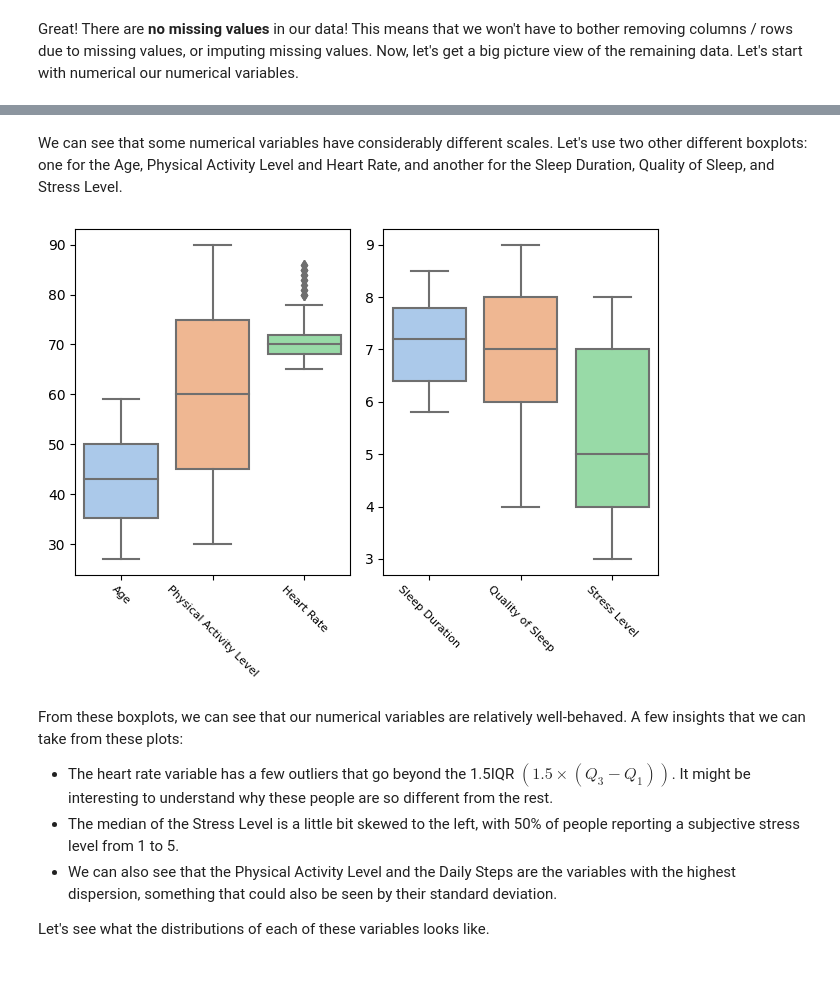
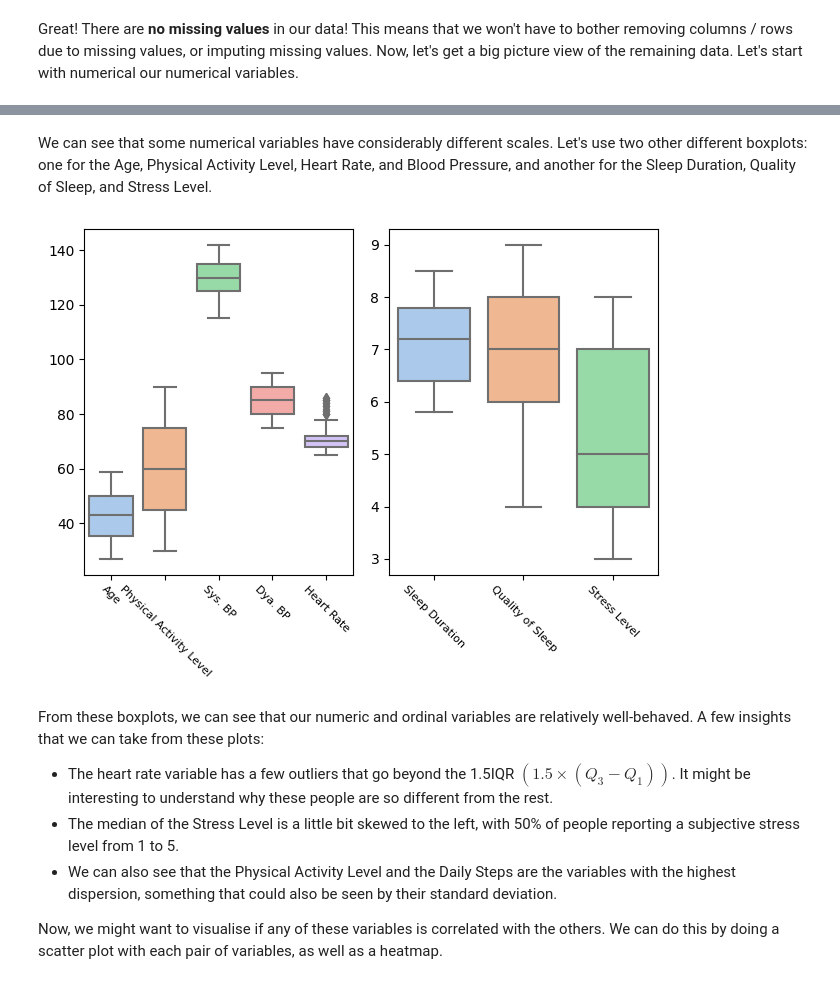
Before and after one commit to JFonseca25/ds-reviews, a Jupyter notebook: sleep/sleep.ipynb, the cells around one changed output, grey strips where cells are left out. Cells and saved outputs as stored; diff of their text form; code cells hidden in the pictures.

Commit message:
scatter plots, correlation heatmap, and bp correction

```diff
--- a/sleep/sleep.ipynb
+++ b/sleep/sleep.ipynb
@@ -84,0 +120,8 @@ Great! There are **no missing values** in our data! This means that we won't hav
+# %%
+sleep_df['Sys. BP'] = sleep_df['Blood Pressure'].map(lambda x: x.split('/')[0]).astype(np.number)
+sleep_df['Dya. BP'] = sleep_df['Blood Pressure'].map(lambda x: x.split('/')[1]).astype(np.number)
+sleep_df = sleep_df.drop('Blood Pressure', axis=1)
+# %%
+# let's reorder the columns
+sleep_df = sleep_df[['Gender', 'Age', 'Occupation', 'Sleep Duration', 'Quality of Sleep', 'Physical Activity Level', 'Stress Level', 'BMI Category', 'Sys. BP', 'Dya. BP', 'Heart Rate', 'Daily Steps', 'Sleep Disorder']]
+sleep_df.head()
@@ -138,22 +242,22 @@ plt.show()
 # %% [markdown]
-We can see that some numerical variables have considerably different scales. Let's use two other different boxplots: one for the Age, Physical Activity Level and Heart Rate, and another for the Sleep Duration, Quality of Sleep, and Stress Level.
+We can see that some numerical variables have considerably different scales. Let's use two other different boxplots: one for the Age, Physical Activity Level, Heart Rate, and Blood Pressure, and another for the Sleep Duration, Quality of Sleep, and Stress Level.
 # %%
 fig, (ax0, ax1) = plt.subplots(ncols=2)
-sns.boxplot(data=sleep_df.loc[:, sleep_df.columns.isin(['Age', 'Physical Activity Level', 'Heart Rate'])], ax=ax0)
+sns.boxplot(data=sleep_df.loc[:, sleep_df.columns.isin(['Age', 'Physical Activity Level', 'Heart Rate', 'Sys. BP', 'Dya. BP'])], ax=ax0)
 ax0.tick_params('x', labelrotation=-45, labelsize=8)
 
 sns.boxplot(data=sleep_df.loc[:, sleep_df.columns.isin(['Sleep Duration', 'Quality of Sleep', 'Stress Level'])], ax=ax1)
 ax1.tick_params('x', labelrotation=-45, labelsize=8)
 
 plt.tight_layout()
 plt.show()
 # %% [output]
-[figure, old version]
+[figure, new version]
 # %% [markdown]
-From these boxplots, we can see that our numerical variables are relatively well-behaved. A few insights that we can take from these plots:
+From these boxplots, we can see that our numeric and ordinal variables are relatively well-behaved. A few insights that we can take from these plots:
 
 - The heart rate variable has a few outliers that go beyond the 1.5IQR $(1.5 \times (Q_3 - Q_1))$. It might be interesting to understand why these people are so different from the rest.
 - The median of the Stress Level is a little bit skewed to the left, with 50% of people reporting a subjective stress level from 1 to 5.
 - We can also see that the Physical Activity Level and the Daily Steps are the variables with the highest dispersion, something that could also be seen by their standard deviation.
 
-Let's see what the distributions of each of these variables looks like.
+Now, we might want to visualise if any of these variables is correlated with the others. We can do this by doing a scatter plot with each pair of variables, as well as a heatmap.
```
Also changed, not shown: parts of 18 cells of this notebook.
